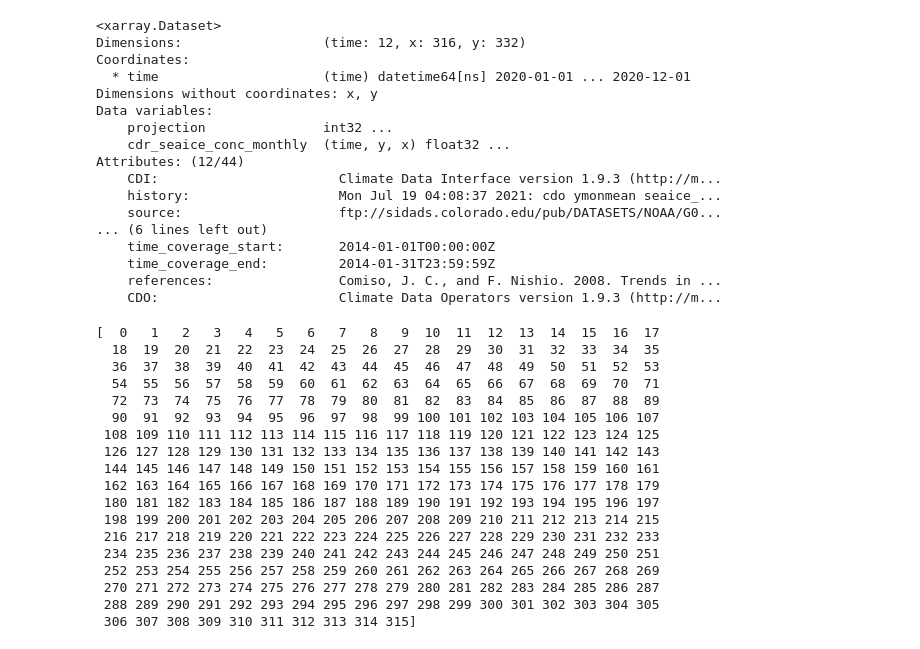
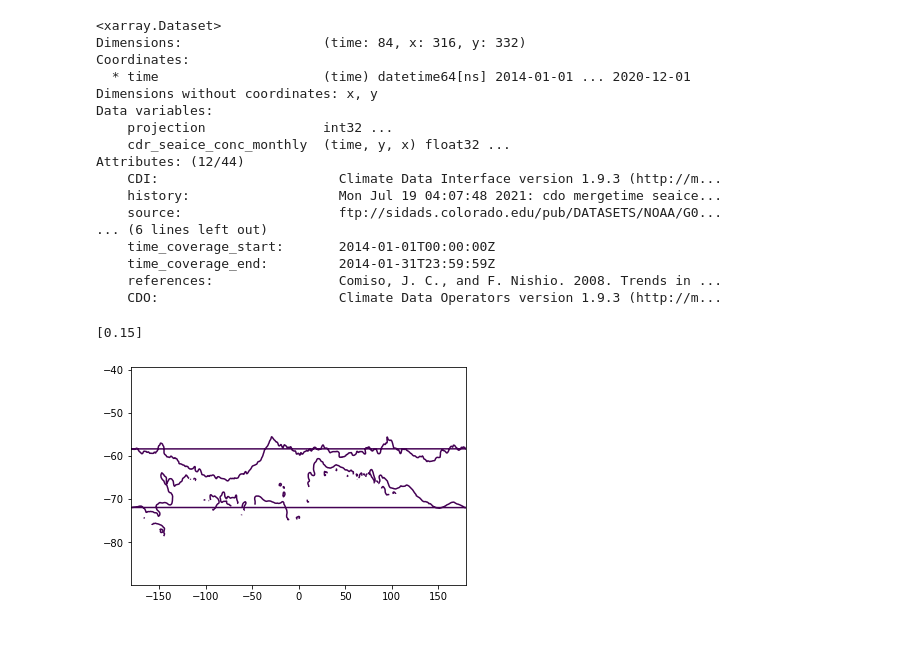
Before and after one commit to ch-alina/hmei, a Jupyter notebook: notebooks/sic.ipynb, the cells around one changed output. Saved outputs shown, nothing was run; the diff lists cells and outputs as text; code cells hidden in the pictures.

```diff
--- a/notebooks/sic.ipynb
+++ b/notebooks/sic.ipynb
@@ -5,23 +5,28 @@ import matplotlib.ticker as ticker
 from matplotlib import pyplot as plt
 
 dirpath = '/local/data/sic_nsidc_cdr/v04r00/'
+grid_sic = xr.open_dataset('/local/data/sic_nsidc_cdr/gridfile_sic.nc')
+
 mm_sic = xr.open_dataset(dirpath + 'seaice_conc_monthly_sh_201401-202012_v04r00_merged.nc')
 clim_sic = xr.open_dataset(dirpath + 'seaice_conc_monthly_clim_sh_201401-202012_v04r00_merged.nc')
 dirpath2 = '/local/data/sic_nsidc_cdr/'
 
-clim_sic
+lon = grid_sic.lon
+lat = grid_sic.lat
+
+mm_sic
 # %% [output]
 <xarray.Dataset>
-Dimensions:                  (time: 12, x: 316, y: 332)
+Dimensions:                  (time: 84, x: 316, y: 332)
 Coordinates:
-  * time                     (time) datetime64[ns] 2020-01-01 ... 2020-12-01
+  * time                     (time) datetime64[ns] 2014-01-01 ... 2020-12-01
 Dimensions without coordinates: x, y
 Data variables:
     projection               int32 ...
     cdr_seaice_conc_monthly  (time, y, x) float32 ...
 Attributes: (12/44)
     CDI:                       Climate Data Interface version 1.9.3 (http://m...
-    history:                   Mon Jul 19 04:08:37 2021: cdo ymonmean seaice_...
+    history:                   Mon Jul 19 04:07:48 2021: cdo mergetime seaice...
     source:                    ftp://sidads.colorado.edu/pub/DATASETS/NOAA/G0...
 ... (6 lines left out)
     time_coverage_start:       2014-01-01T00:00:00Z
@@ -29,25 +34,18 @@ Attributes: (12/44)
     references:                Comiso, J. C., and F. Nishio. 2008. Trends in ...
     CDO:                       Climate Data Operators version 1.9.3 (http://m...
 # %%
-monthly_clim = clim_sic.cdr_seaice_conc_monthly
-print(clim_sic.cdr_seaice_conc_monthly.x.values)
+sep_2014 = mm_sic.cdr_seaice_conc_monthly[8].values
+feb_2014 = mm_sic.cdr_seaice_conc_monthly[1].values
+
+np.set_printoptions(threshold=np.inf)
+
+sep_2014[sep_2014>1]=np.nan
+feb_2014[feb_2014>1] = np.nan
+contour = plt.contour(lon, lat, sep_2014, levels=[0.15])
+plt.contour(lon, lat, feb_2014, levels=[0.15])
+print(contour.levels)
+#plt.colorbar();
 # %% [output]
-[  0   1   2   3   4   5   6   7   8   9  10  11  12  13  14  15  16  17
-  18  19  20  21  22  23  24  25  26  27  28  29  30  31  32  33  34  35
-  36  37  38  39  40  41  42  43  44  45  46  47  48  49  50  51  52  53
-  54  55  56  57  58  59  60  61  62  63  64  65  66  67  68  69  70  71
-  72  73  74  75  76  77  78  79  80  81  82  83  84  85  86  87  88  89
-  90  91  92  93  94  95  96  97  98  99 100 101 102 103 104 105 106 107
- 108 109 110 111 112 113 114 115 116 117 118 119 120 121 122 123 124 125
- 126 127 128 129 130 131 132 133 134 135 136 137 138 139 140 141 142 143
- 144 145 146 147 148 149 150 151 152 153 154 155 156 157 158 159 160 161
- 162 163 164 165 166 167 168 169 170 171 172 173 174 175 176 177 178 179
- 180 181 182 183 184 185 186 187 188 189 190 191 192 193 194 195 196 197
- 198 199 200 201 202 203 204 205 206 207 208 209 210 211 212 213 214 215
- 216 217 218 219 220 221 222 223 224 225 226 227 228 229 230 231 232 233
- 234 235 236 237 238 239 240 241 242 243 244 245 246 247 248 249 250 251
- 252 253 254 255 256 257 258 259 260 261 262 263 264 265 266 267 268 269
- 270 271 272 273 274 275 276 277 278 279 280 281 282 283 284 285 286 287
- 288 289 290 291 292 293 294 295 296 297 298 299 300 301 302 303 304 305
- 306 307 308 309 310 311 312 313 314 315]
+[0.15]
+[figure, added]
 # %%
```
Also changed, not shown: parts of 1 cell of this notebook, 2 other files.
